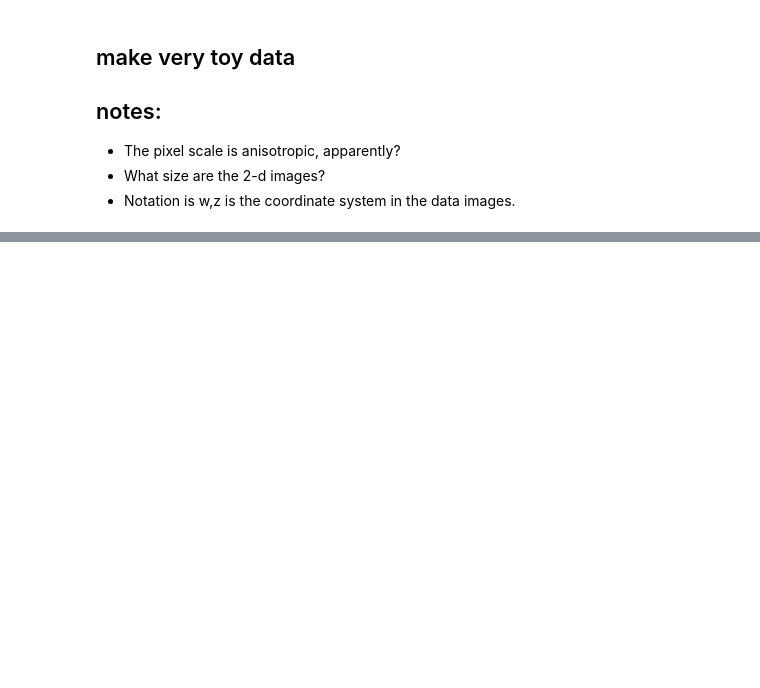
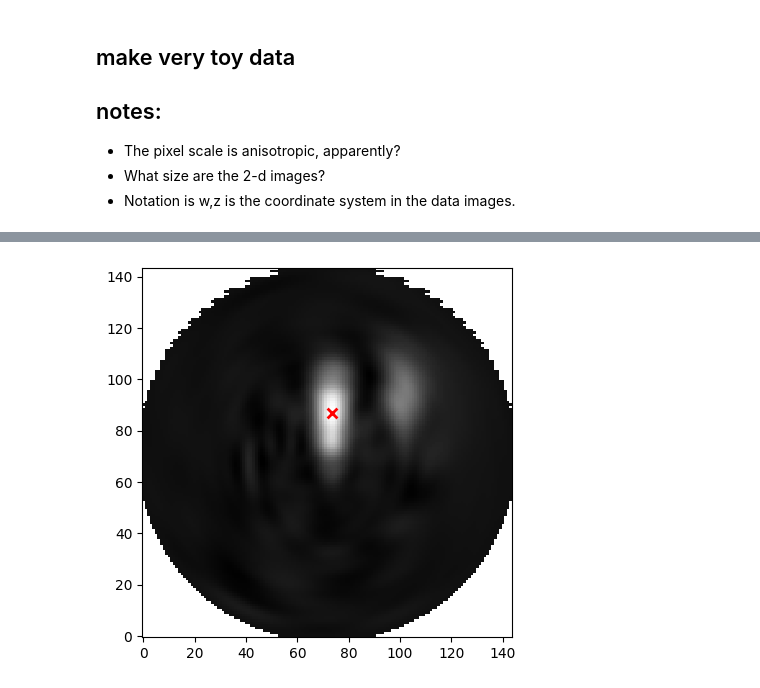
Before and after one commit to Tlanda40/Gaia2plus1DTheo, a Jupyter notebook: notebooks/make_toy_data.ipynb, the cells around one changed output, grey strips where cells are left out. Drawn from its saved outputs; the diff is of its cells as text; code cells hidden in the pictures; blank space fills up the shorter version.

```diff
--- a/notebooks/make_toy_data.ipynb
+++ b/notebooks/make_toy_data.ipynb
@@ -116,0 +186,6 @@ make_many_datasets(14, clobber=True)
+# %%
+def besselize(Nm_im, Nn_im, rs, phis, R):
+    ms_rav = np.ravel(np.ones(Nn_im)[None,:] * (np.arange(2 * Nm_im + 1)-Nm_im)[:,None])
+    Jzeros_rav = np.ravel(Jzeros(Nm_im, Nn_im))
+    samples = special.jv(np.abs(ms_rav[None,:]), Jzeros_rav[None,:] * rs[:,:,None] / R) * np.exp(1j * ms_rav[None,:] * phis[:,:,None])
+    return samples
@@ -116,0 +227,7 @@ make_many_datasets(14, clobber=True)
+# %%
+a_test_lite = np.ravel(a_test.reshape(2*Nm+1, Nn)[Nm-Nm_lite:Nm+Nm_lite+1,:Nn_lite])
+plt.imshow(np.real(image_op_lite @ a_test_lite).T, origin="lower", interpolation="nearest", cmap="gray")
+plt.scatter(x0 + dx, y0 + dy, marker="x", c="r", s=50, lw=2)
+plt.show()
+# %% [output]
+[figure, added]
```
Also changed, not shown: parts of 20 cells of this notebook, 16 other files.
